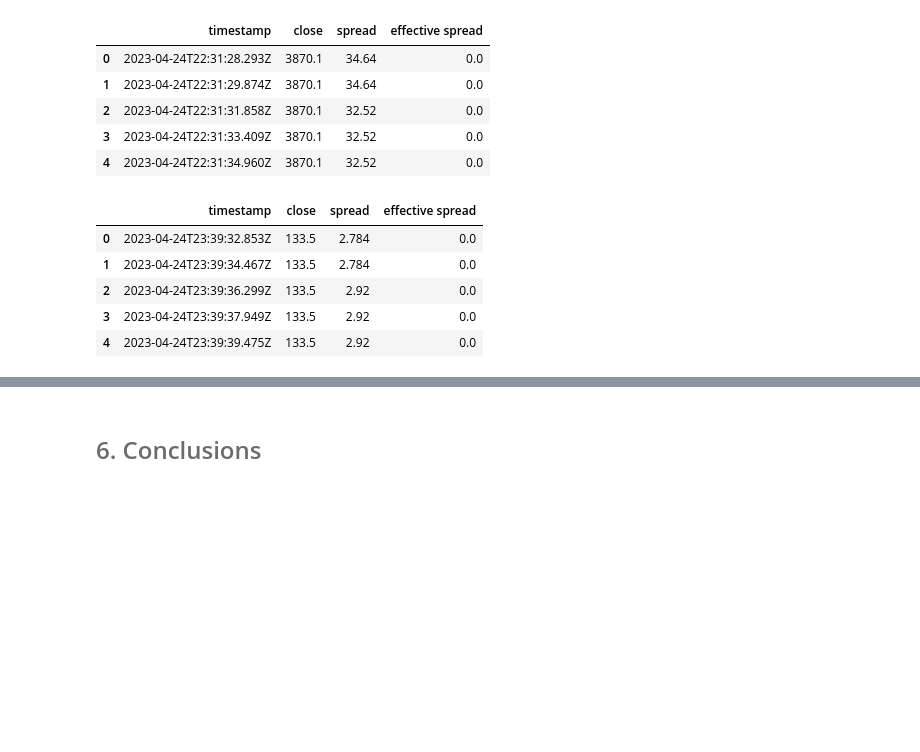
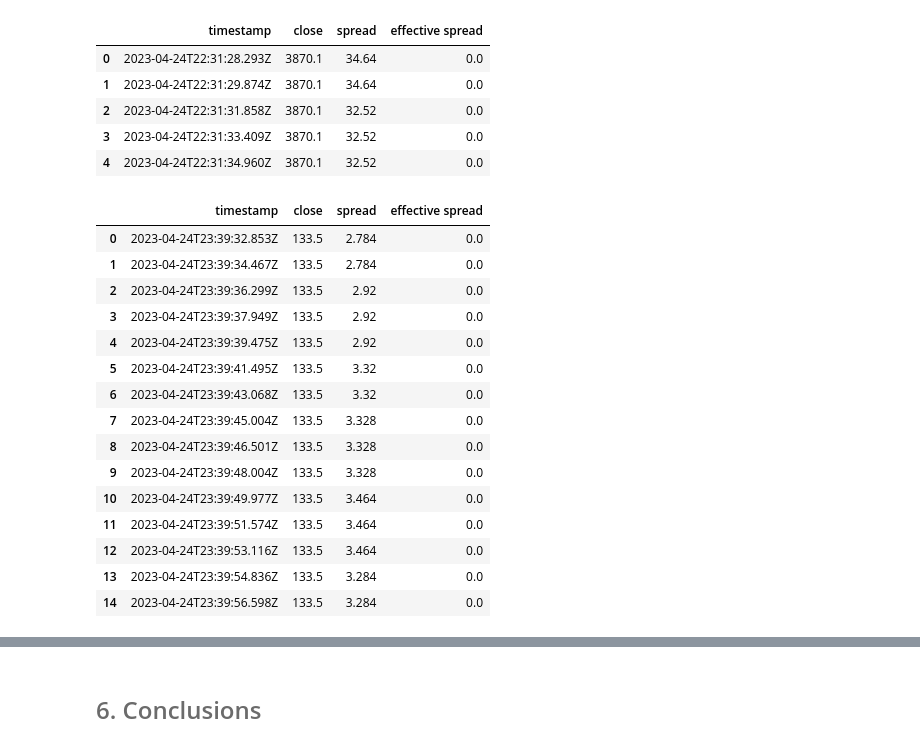
Before and after one commit to Tania-Bell/MyST_Lab4, a Jupyter notebook: notebook.ipynb, the cells around one changed output, grey strips where cells are left out. Cells and saved outputs as stored; diff of their text form; code cells hidden in the pictures; blank space fills up the shorter version.

```diff
--- a/notebook.ipynb
+++ b/notebook.ipynb
@@ -385,12 +370,22 @@ effective_spreads["bitfinex_BTCUSDT"].head()
 | 3 | 2023-04-24T22:31:33.409Z | 3870.1 | 32.52 | 0.0 |
 | 4 | 2023-04-24T22:31:34.960Z | 3870.1 | 32.52 | 0.0 |
 # %%
-effective_spreads["bitfinex_ETHUSDT"].head()
+effective_spreads["bitfinex_ETHUSDT"].head(15)
 # %% [output]
 |  | timestamp | close | spread | effective spread |
 | 0 | 2023-04-24T23:39:32.853Z | 133.5 | 2.784 | 0.0 |
 | 1 | 2023-04-24T23:39:34.467Z | 133.5 | 2.784 | 0.0 |
 | 2 | 2023-04-24T23:39:36.299Z | 133.5 | 2.92 | 0.0 |
 | 3 | 2023-04-24T23:39:37.949Z | 133.5 | 2.92 | 0.0 |
 | 4 | 2023-04-24T23:39:39.475Z | 133.5 | 2.92 | 0.0 |
+| 5 | 2023-04-24T23:39:41.495Z | 133.5 | 3.32 | 0.0 |
+| 6 | 2023-04-24T23:39:43.068Z | 133.5 | 3.32 | 0.0 |
+| 7 | 2023-04-24T23:39:45.004Z | 133.5 | 3.328 | 0.0 |
+| 8 | 2023-04-24T23:39:46.501Z | 133.5 | 3.328 | 0.0 |
+| 9 | 2023-04-24T23:39:48.004Z | 133.5 | 3.328 | 0.0 |
+| 10 | 2023-04-24T23:39:49.977Z | 133.5 | 3.464 | 0.0 |
+| 11 | 2023-04-24T23:39:51.574Z | 133.5 | 3.464 | 0.0 |
+| 12 | 2023-04-24T23:39:53.116Z | 133.5 | 3.464 | 0.0 |
+| 13 | 2023-04-24T23:39:54.836Z | 133.5 | 3.284 | 0.0 |
+| 14 | 2023-04-24T23:39:56.598Z | 133.5 | 3.284 | 0.0 |
 # %%
```
Also changed, not shown: parts of 20 cells of this notebook, 2 other files.
